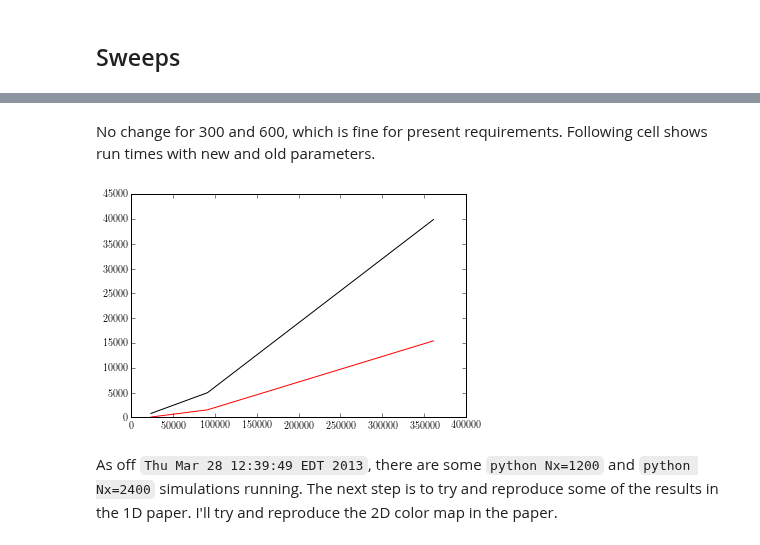
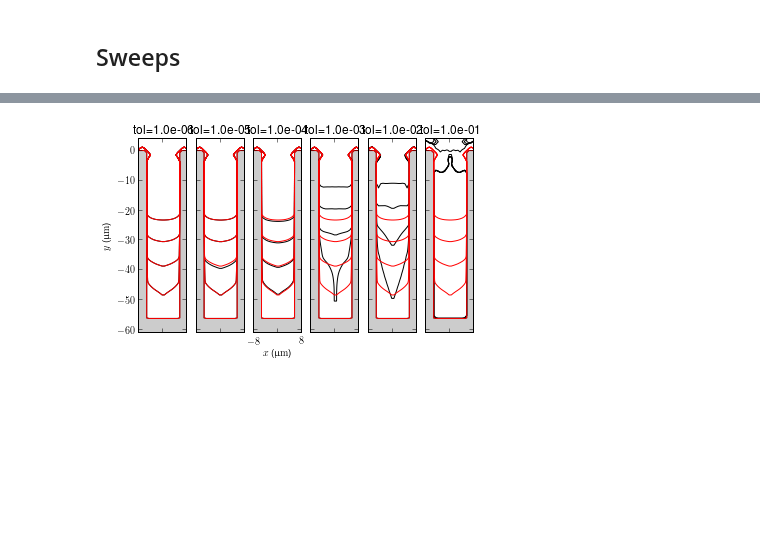
Before and after one commit to wd15/extremefill2D, a Jupyter notebook: extremefill2D.ipynb, the cells around one changed output, grey strips where cells are left out. Cells and saved outputs as stored; diff of their text form; code cells hidden in the pictures; blank space fills up the shorter version.

````diff
--- a/extremefill2D.ipynb
+++ b/extremefill2D.ipynb
@@ -159,9 +108,0 @@ Image(filename='solver_tol_records.png', embed=True)
-# %%
-from viewer import Records
-from viewer import ContourViewer
-records = Records().by_tag('serialnumber7')
-baseRecord = records.by_parameter('solver_tol', 1e-7)
-for solver_tol in (1e-1, 1e-2, 1e-3, 1e-4, 1e-5, 1e-6):
-    otherRecord = records.by_parameter('solver_tol', solver_tol)
-    v = ContourViewer(baseRecord, otherRecord, colors=('r',))
-    v.plot()
@@ -211,21 +109,12 @@ datafile ./Data/d83505552902/data.h5
-# %% [markdown]
-No change for 300 and 600, which is fine for present requirements. Following cell shows run times with new and old parameters.
-# %%
-from viewer import Records
-import pylab
-records = Records().by_tag('serialnumber8')
-baseRecords = Records().by_tag('batch2')
-tOld = []
-tNew = []
-Nxs = np.array((150, 300, 600))
-for Nx in Nxs:
-    tOld.append(baseRecords.by_parameter('Nx', Nx).records[0].duration)
-    tNew.append(records.by_parameter('Nx', Nx).records[0].duration)
-
-pylab.plot(Nxs**2, tOld, 'k')
-pylab.plot(Nxs**2, tNew, 'r')
-pylab.show()
-# %% [output]
-[figure, removed]
-# %% [markdown]
-As off ```Thu Mar 28 12:39:49 EDT 2013```, there are some ```python Nx=1200``` and ```python Nx=2400``` simulations running. The next step is to try and reproduce some of the results in the 1D paper. I'll try and reproduce the 2D color map in the paper.
+# %%
+from multiViewer import MultiViewer
+from smtext import getSMTRecords, CustomHTMLFormatter
+
+records = getSMTRecords(tags=['serialnumber7'])
+records = [getSMTRecords(records=records, parameters={'solver_tol' : solver_tol})[0] for solver_tol in (1e-7, 1e-6, 1e-5, 1e-4, 1e-3, 1e-2, 1e-1)]
+title = [r'tol={0:1.1e}'.format(r.parameters['solver_tol']) for r in records[1:]]
+viewer = MultiViewer(records[1:], baseRecords=records[0], title=title)
+viewer.plot(times=(0., 1000., 2000., 3000., 4000.))
+CustomHTMLFormatter(records, fields=['label', 'timestamp', 'parameters', 'repository', 'version', 'duration'], parameters=['solver_tol']).ipython_table()
+# %% [output]
+[figure, added]
````
Also changed, not shown: parts of 31 cells of this notebook, 2 other files.
